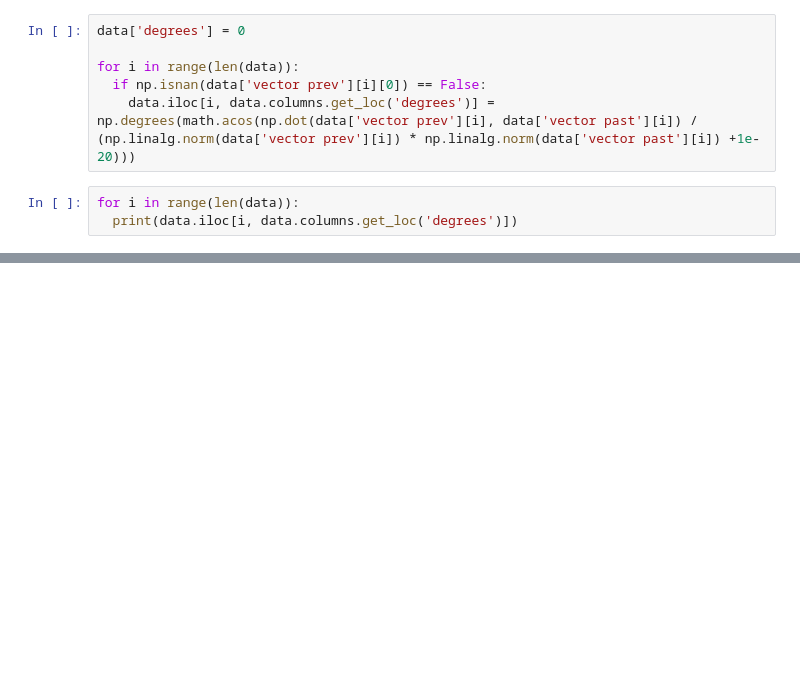
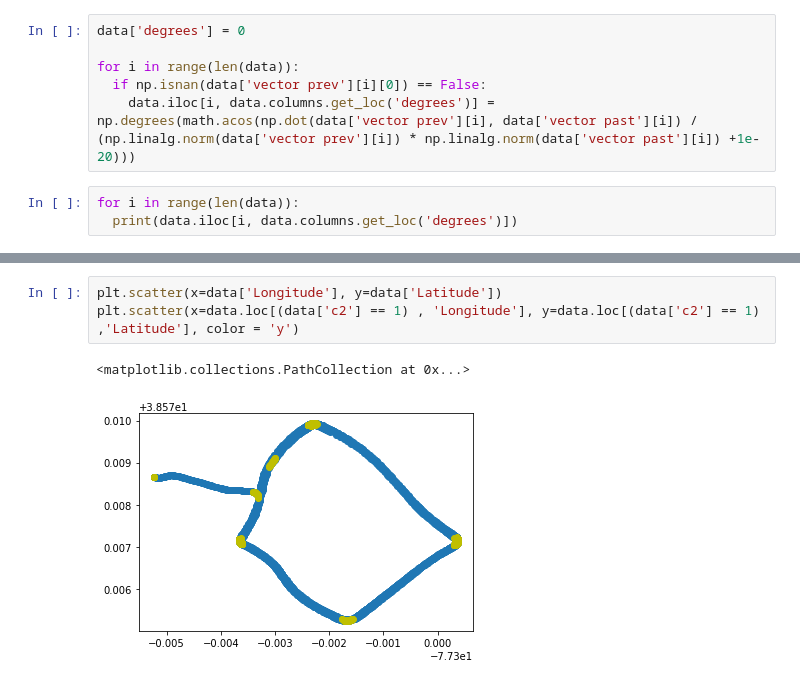
Before and after one commit to pyagoubi/Motorcycle-data, a Jupyter notebook: Motorcycle.ipynb, the cells around one changed output, grey strips where cells are left out. Saved outputs shown, nothing was run; the diff lists cells and outputs as text; blank space fills up the shorter version.

```diff
--- a/Motorcycle.ipynb
+++ b/Motorcycle.ipynb
@@ -145,0 +129,6 @@ np.degrees(math.acos(np.dot(data['vector prev'][30], data['vector past'][30]) /
+# %%
+plt.scatter(x=data['Longitude'], y=data['Latitude'])
+plt.scatter(x=data.loc[(data['c2'] == 1) , 'Longitude'], y=data.loc[(data['c2'] == 1) ,'Latitude'], color = 'y')
+# %% [output]
+<matplotlib.collections.PathCollection at 0x...>
+[figure, added]
```
Also changed, not shown: parts of 21 cells of this notebook.
